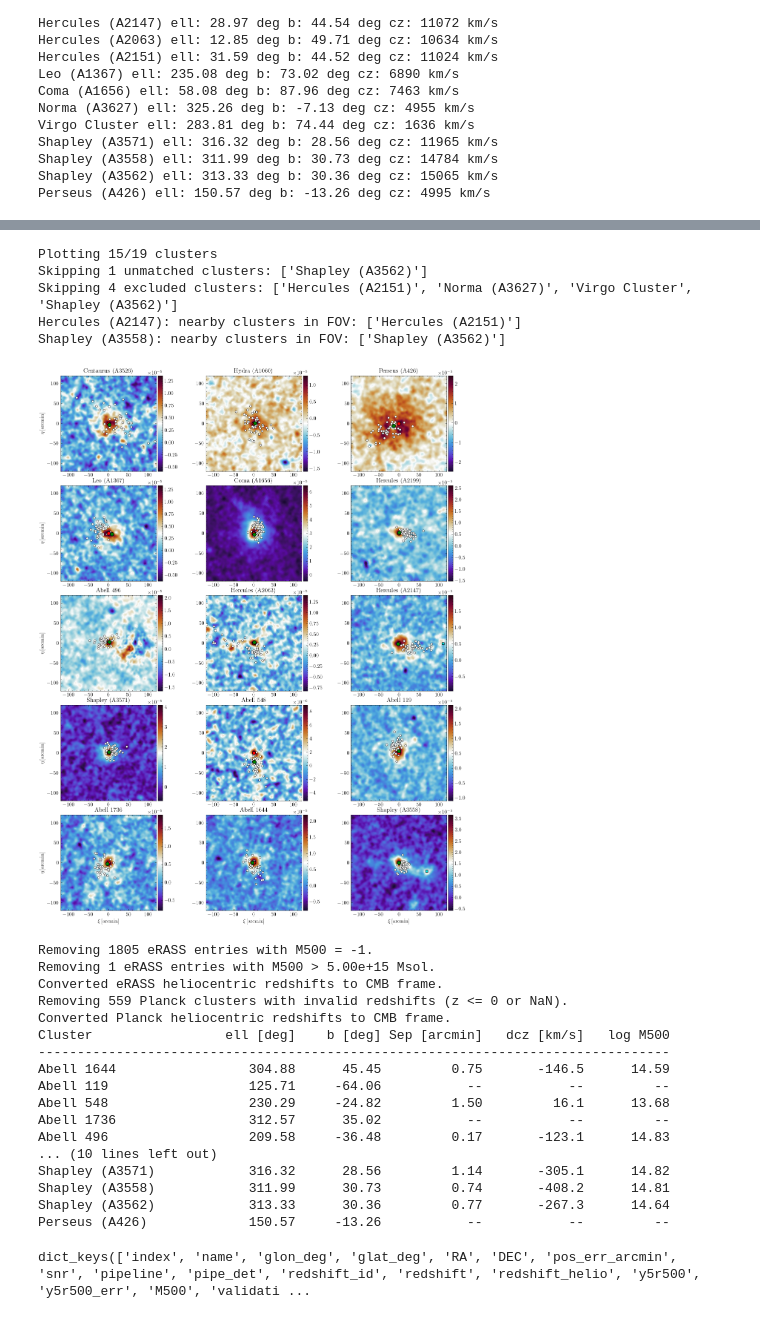
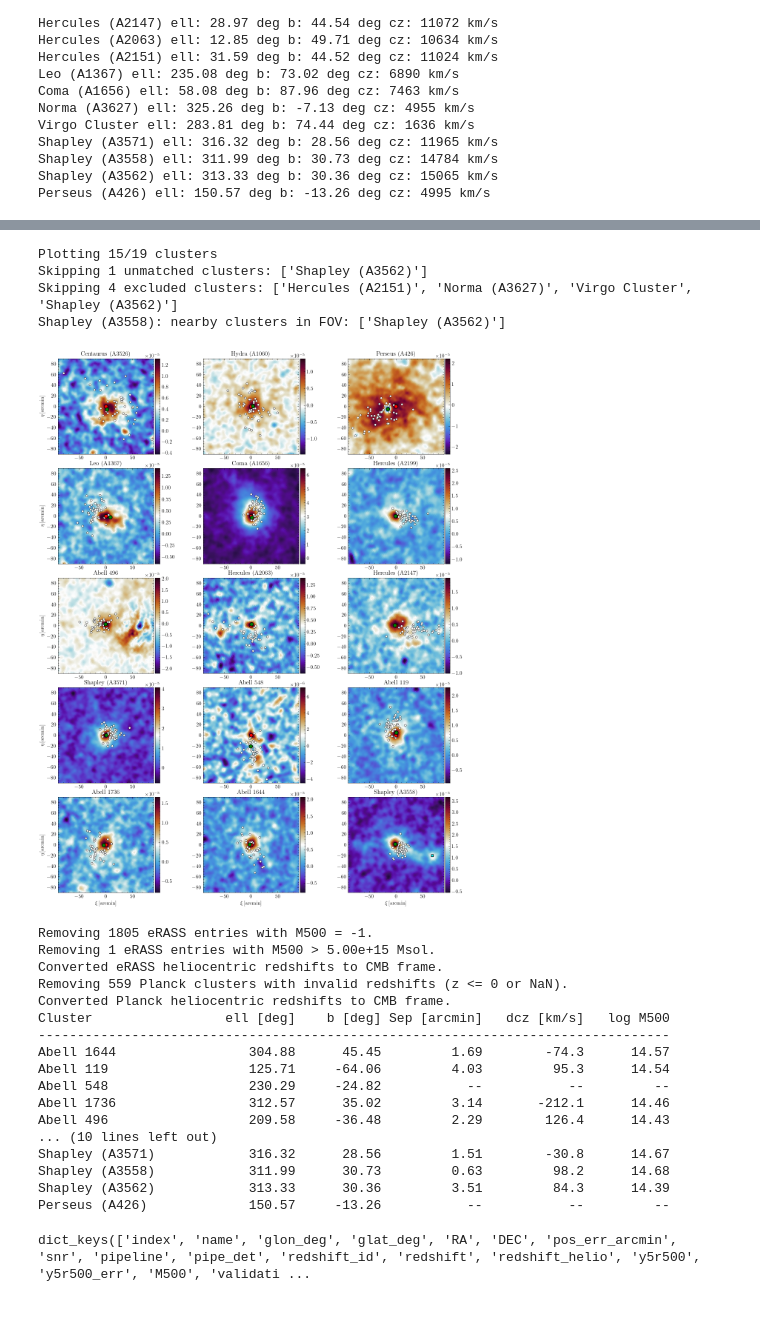
Before and after one commit to Richard-Sti/CMBOlympics, a Jupyter notebook: notebooks/score_individual_objects.ipynb, the cells around one changed output, grey strips where cells are left out. Saved outputs shown, nothing was run; the diff lists cells and outputs as text; code cells hidden in the pictures.

```diff
--- a/notebooks/score_individual_objects.ipynb
+++ b/notebooks/score_individual_objects.ipynb
@@ -171,34 +175,33 @@ Processing Perseus (A426) (19/19)...
 # %%
 boxsize = boxsize_manti
 matches = matches_manti
 
 fig, ax = plot_observed_cluster_grid(
-    obs_clusters, matches, boxsize, zoom_arcmin=None, ncols=3,
+    obs_clusters, matches, boxsize, zoom_arcmin=90, ncols=3,
     exclude_prefixes=["Virgo", "Norma", "Shapley (A3562)", "Hercules (A2151)"],
     )
 
 fig.savefig("/Users/rstiskalek/Downloads/Manti_cluster.pdf", dpi=500, bbox_inches="tight")
 
 display(fig)
 # %% [output]
 Plotting 15/19 clusters
 Skipping 1 unmatched clusters: ['Shapley (A3562)']
 Skipping 4 excluded clusters: ['Hercules (A2151)', 'Norma (A3627)', 'Virgo Cluster', 'Shapley (A3562)']
-Hercules (A2147): nearby clusters in FOV: ['Hercules (A2151)']
 Shapley (A3558): nearby clusters in FOV: ['Shapley (A3562)']
-[figure, old version]
+[figure, new version]
 # %%
 data_eRASS = cmbo.io.load_erass_catalogue(cfg['paths']['eRASS_catalogue'], max_m500=5e15)
 data_tSZ = cmbo.io.read_Planck_cluster_catalog(cfg['paths']['Planck_tSZ_catalogue'])
 
 print_obs_cluster_catalogue_matches(
     obs_clusters,
-    data_eRASS,
-    z_key="BEST_Z",
+    # data_eRASS,
+    # z_key="BEST_Z",
+    # mass_key="M500",
+    data_tSZ,
+    z_key="redshift_helio",
     mass_key="M500",
-    # data_tSZ,
-    # z_key="redshift_helio",
-    # mass_key="M500",
     max_sep_arcmin=15,
     max_cz_diff_kms=500,
     convert_helio_to_cmb=True,
@@ -212,15 +215,15 @@ Removing 559 Planck clusters with invalid redshifts (z <= 0 or NaN).
 Converted Planck heliocentric redshifts to CMB frame.
 Cluster                 ell [deg]    b [deg] Sep [arcmin]   dcz [km/s]   log M500
 ---------------------------------------------------------------------------------
-Abell 1644                 304.88      45.45         0.75       -146.5      14.59
-Abell 119                  125.71     -64.06           --           --         --
-Abell 548                  230.29     -24.82         1.50         16.1      13.68
-Abell 1736                 312.57      35.02           --           --         --
-Abell 496                  209.58     -36.48         0.17       -123.1      14.83
+Abell 1644                 304.88      45.45         1.69        -74.3      14.57
+Abell 119                  125.71     -64.06         4.03         95.3      14.54
+Abell 548                  230.29     -24.82           --           --         --
+Abell 1736                 312.57      35.02         3.14       -212.1      14.46
+Abell 496                  209.58     -36.48         2.29        126.4      14.43
 ... (10 lines left out)
-Shapley (A3571)            316.32      28.56         1.14       -305.1      14.82
-Shapley (A3558)            311.99      30.73         0.74       -408.2      14.81
-Shapley (A3562)            313.33      30.36         0.77       -267.3      14.64
+Shapley (A3571)            316.32      28.56         1.51        -30.8      14.67
+Shapley (A3558)            311.99      30.73         0.63         98.2      14.68
+Shapley (A3562)            313.33      30.36         3.51         84.3      14.39
 Perseus (A426)             150.57     -13.26           --           --         --
 # %%
 data_tSZ.keys()
```
Also changed, not shown: parts of 5 cells of this notebook, 1 other file.
